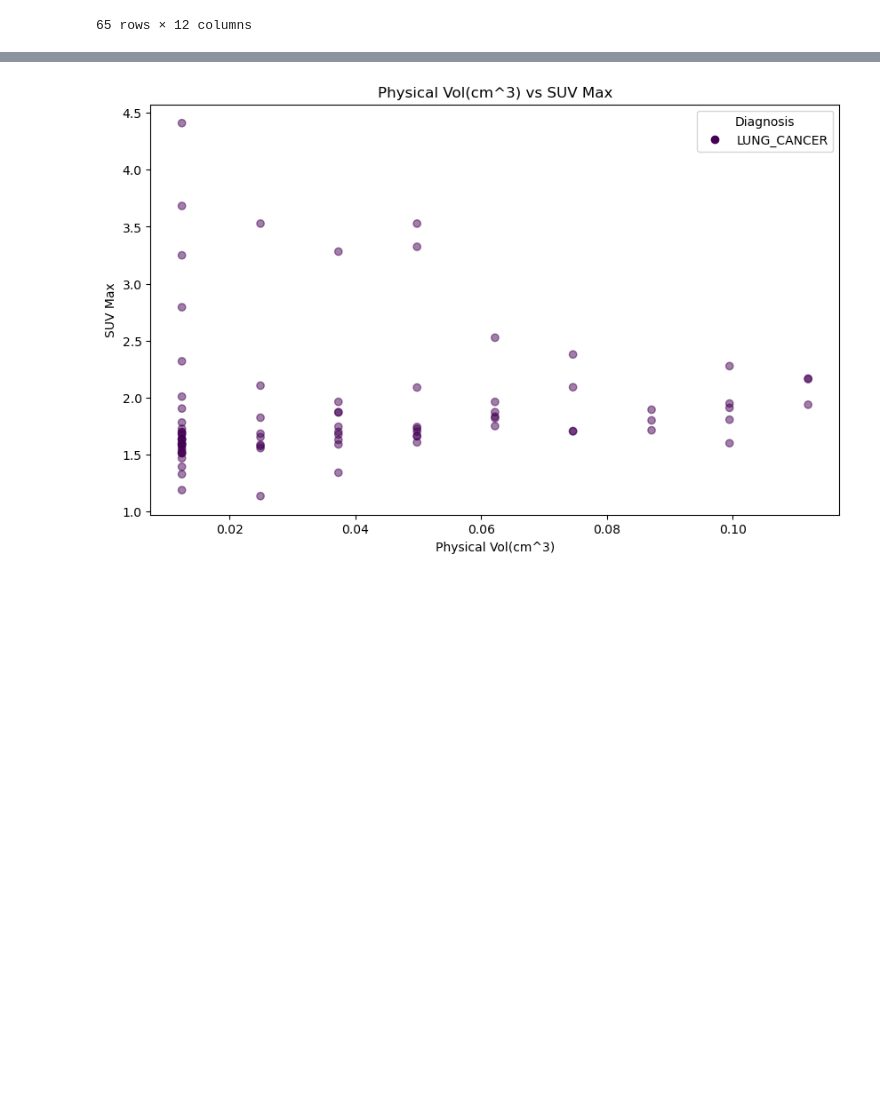
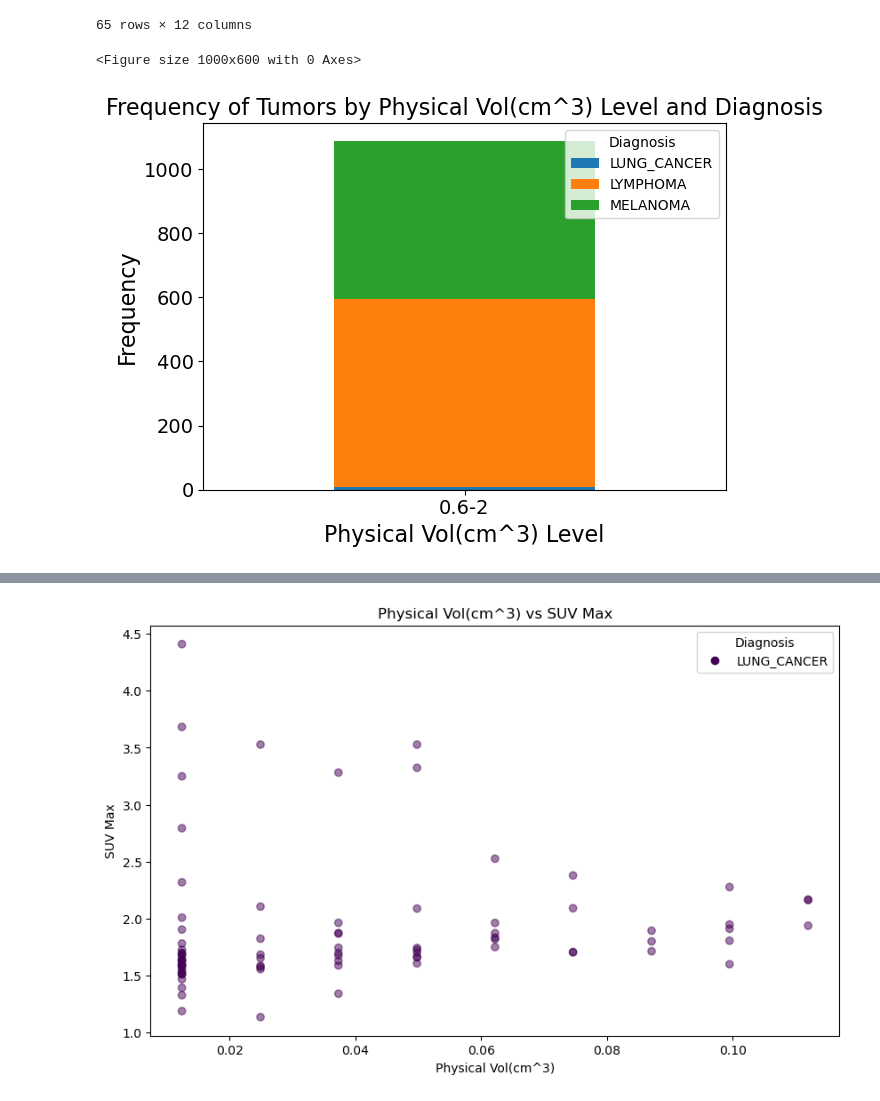
Before and after one commit to WenyuanChen1326/IBM_Tumor_Project, a Jupyter notebook: Data_Preprocess/process_csv.ipynb, the cells around one changed output, grey strips where cells are left out. Cells and saved outputs as stored; diff of their text form; code cells hidden in the pictures; blank space fills up the shorter version.

```diff
--- a/Data_Preprocess/process_csv.ipynb
+++ b/Data_Preprocess/process_csv.ipynb
@@ -87,5 +113,8 @@ remove_negative_sample_df
 # %%
+# tumor_less_than_0_6_in_diameter_df = remove_negative_sample_df[(remove_negative_sample_df['In Diameter(cm)']< 0.6) & (remove_negative_sample_df['SUV Max'] < 2.5)]
+# filtered_non_clinical_important_tumor_df = remove_negative_sample_df[(remove_negative_sample_df['In Diameter(cm)']> 0.6) & (remove_negative_sample_df['SUV Max'] > 2.5)]
 tumor_less_than_0_6_in_diameter_df = remove_negative_sample_df[remove_negative_sample_df['In Diameter(cm)']< 0.6]
+suspicious_small_tumor_df = tumor_less_than_0_6_in_diameter_df[tumor_less_than_0_6_in_diameter_df['SUV Max'] > 2.5]
 filtered_non_clinical_important_tumor_df = remove_negative_sample_df[remove_negative_sample_df['In Diameter(cm)']> 0.6]
 filtered_non_clinical_important_tumor_df
 # %% [output]
@@ -336,3 +362,13 @@ filtered_non_clinical_important_tumor_df[filtered_non_clinical_important_tumor_d
 | 9129 | PETCT_fe705ea1cc | 12-29-2002-NA-Unspecified CT ABDO... | 88 | 75 | 0.9331 | 1.2124 | 3.3243 | 2.0933 | ... |
 | 9130 | PETCT_fe705ea1cc | 12-29-2002-NA-Unspecified CT ABDO... | 89 | 24 | 0.2986 | 0.8293 | 3.2942 | 2.1601 | ... |
 65 rows × 12 columns
+# %%
+bins = [0, 2, 5, 10, float('inf')]
+
+# Define the labels for the bins
+labels = ['0.6-2', '2-5', '5-10', '>10']
+
+plot_level_(bins, labels, 'Physical Vol(cm^3)',df = suspicious_small_tumor_df, hue=True)
+# %% [output]
+<Figure size 1000x600 with 0 Axes>
+[figure, added]
```
Also changed, not shown: parts of 30 cells of this notebook, 2 other files.
